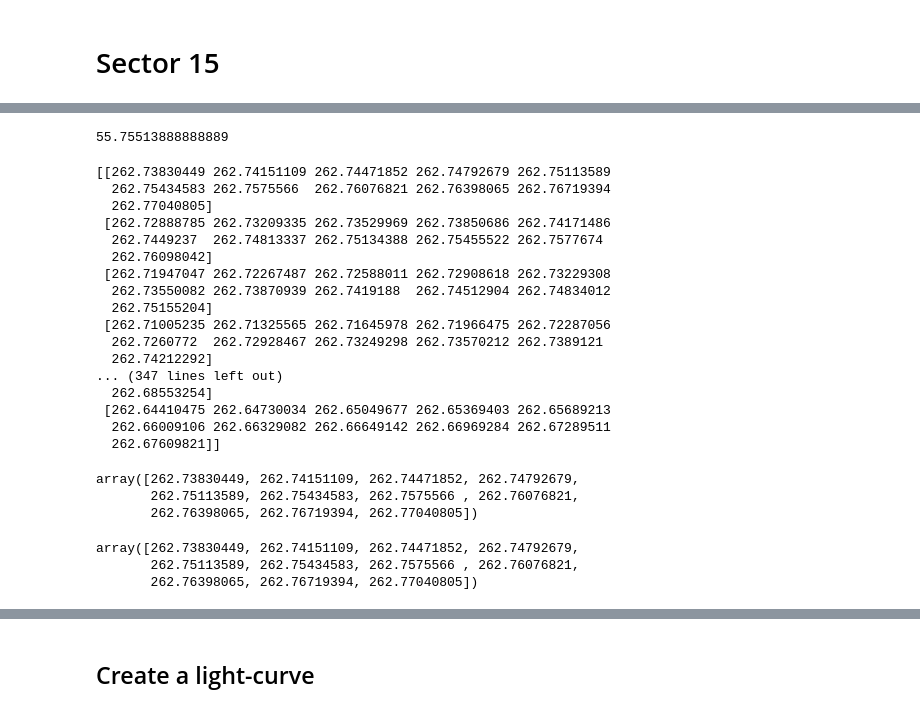
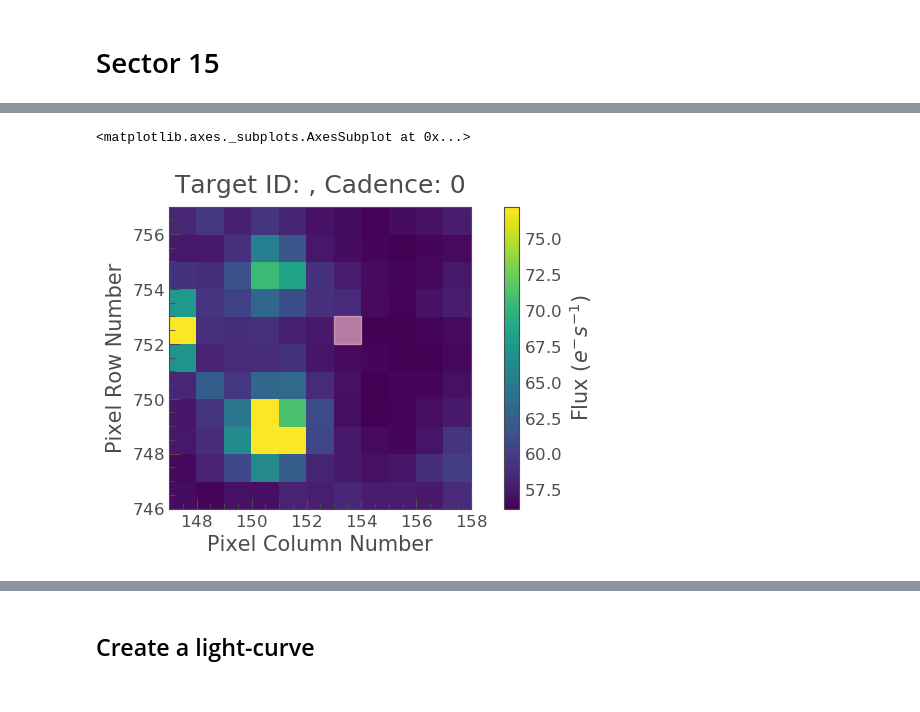
Before and after one commit to manuelmarcano22/TESSOutburst, a Jupyter notebook: SDSSJ1730+5545.ipynb, the cells around one changed output, grey strips where cells are left out. Cells and saved outputs as stored; diff of their text form; code cells hidden in the pictures.

```diff
--- a/SDSSJ1730+5545.ipynb
+++ b/SDSSJ1730+5545.ipynb
@@ -245,4 +244,0 @@ sourcetess['ra']
-# %%
-sourcetess['dec']
-# %% [output]
-55.75513888888889
@@ -251,43 +245,22 @@ scalarc = SkyCoord(ra=sourcetess['ra']*u.degree, dec=sourcetess['dec']*u.degree)
-# %%
-ralistall = tpf.get_coordinates()[0]
-declistall = tpf.get_coordinates()[1]
-ralist = []
-declist = []
-
-for i in np.arange(0,11):
-    for j in ralist[0]:
-        print
-    print(ralist[0])
-# %% [output]
-[[262.73830449 262.74151109 262.74471852 262.74792679 262.75113589
-  262.75434583 262.7575566  262.76076821 262.76398065 262.76719394
-  262.77040805]
- [262.72888785 262.73209335 262.73529969 262.73850686 262.74171486
-  262.7449237  262.74813337 262.75134388 262.75455522 262.7577674
-  262.76098042]
- [262.71947047 262.72267487 262.72588011 262.72908618 262.73229308
-  262.73550082 262.73870939 262.7419188  262.74512904 262.74834012
-  262.75155204]
- [262.71005235 262.71325565 262.71645978 262.71966475 262.72287056
-  262.7260772  262.72928467 262.73249298 262.73570212 262.7389121
-  262.74212292]
-... (347 lines left out)
-  262.68553254]
- [262.64410475 262.64730034 262.65049677 262.65369403 262.65689213
-  262.66009106 262.66329082 262.66649142 262.66969284 262.67289511
-  262.67609821]]
-# %%
-tpf.get_coordinates(cadence=1)[0][0]
-# %% [output]
-array([262.73830449, 262.74151109, 262.74471852, 262.74792679,
-       262.75113589, 262.75434583, 262.7575566 , 262.76076821,
-       262.76398065, 262.76719394, 262.77040805])
-# %%
-tpf.get_coordinates(cadence=2)[0][0]
-# %% [output]
-array([262.73830449, 262.74151109, 262.74471852, 262.74792679,
-       262.75113589, 262.75434583, 262.7575566 , 262.76076821,
-       262.76398065, 262.76719394, 262.77040805])
+# %%
+# Guess closest pixel
+radecs = np.vstack([[tpf.ra], [tpf.dec]]).T
+coords = tpf.wcs.all_world2pix(radecs, 0)
+
+x=coords[:, 0]+tpf.column
+x1=coords[:, 0]
+
+y=coords[:, 1]+tpf.row
+y1 = coords[:, 1]
+
+
+masknear = np.zeros([11,11])
+masknear[ceil(x1)][ceil(y1)] = 1.
+maskneartoplot = masknear.astype(bool)
+tpf.plot(aperture_mask=maskneartoplot)
+# %% [output]
+<matplotlib.axes._subplots.AxesSubplot at 0x...>
+[figure, added]
 # %%
 #If eleanor mask was found can do aperture_mask=data.aperture.astype(bool)
 
```
Also changed, not shown: parts of 40 cells of this notebook, 20 other files.
